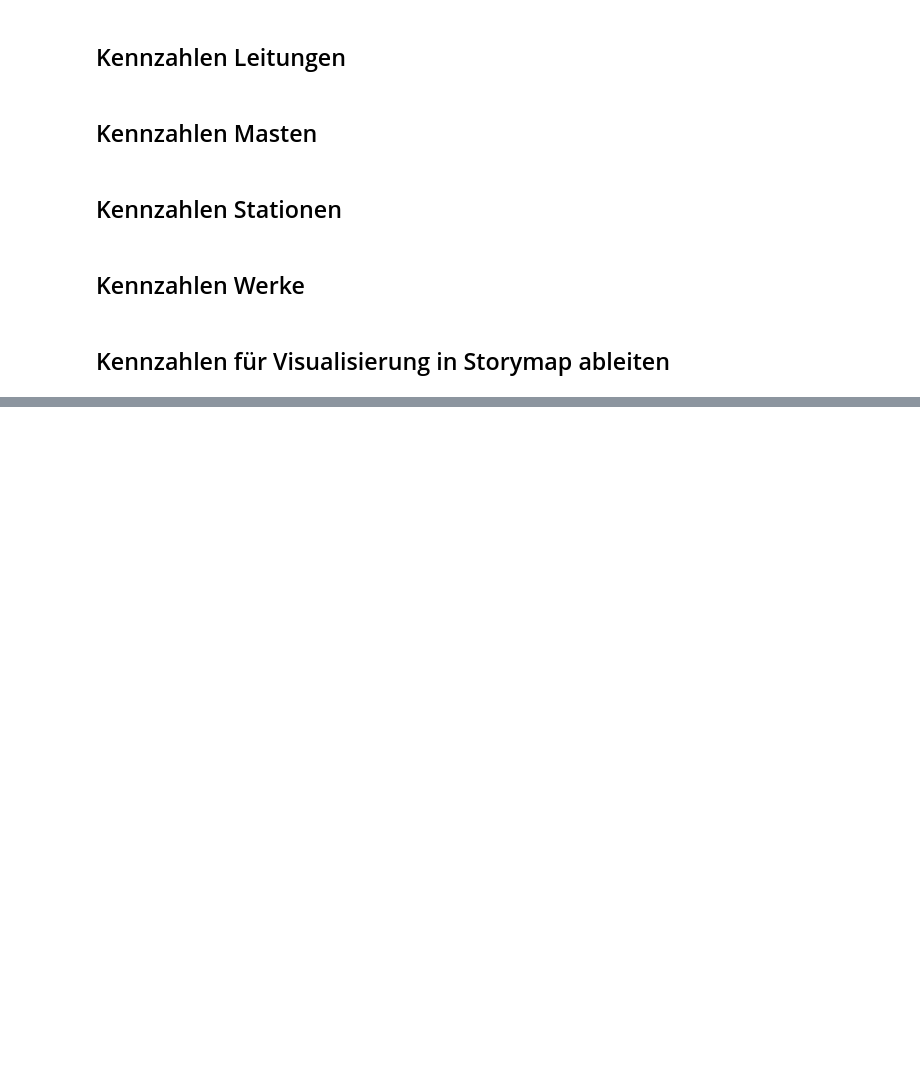
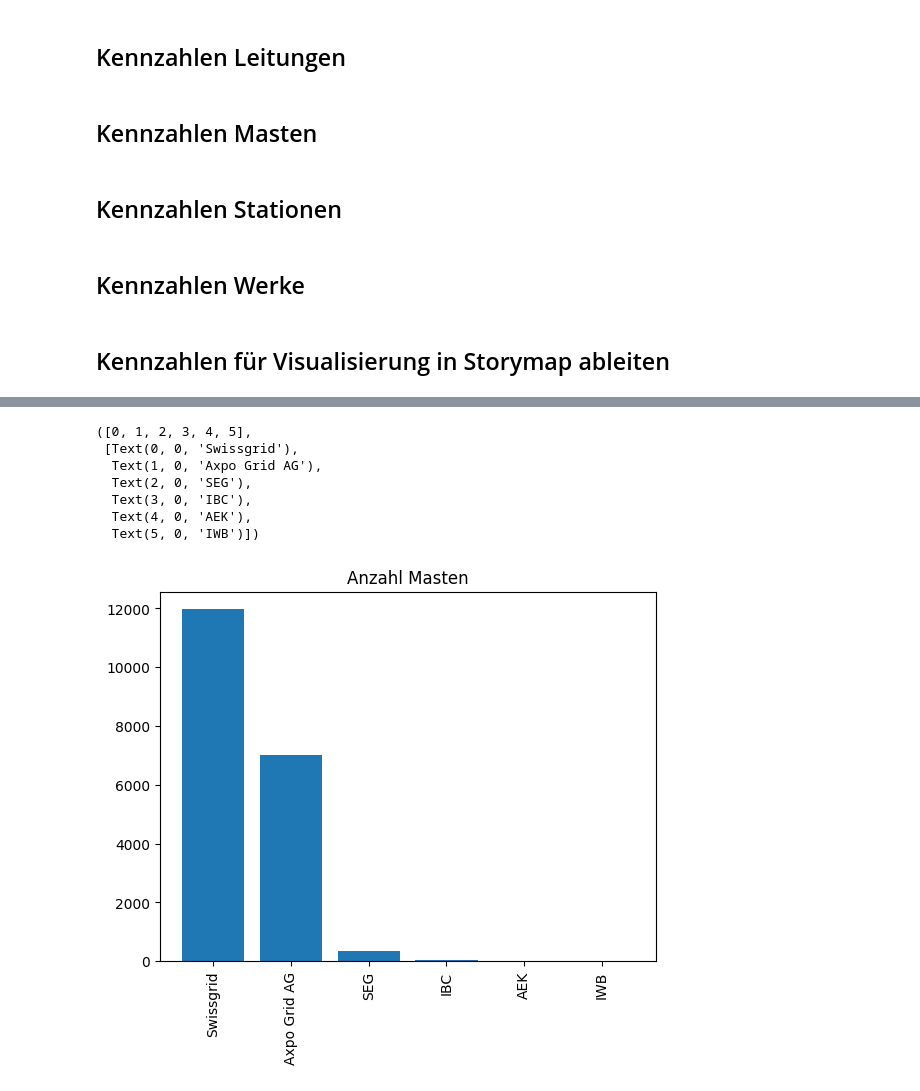
Before and after one commit to SFOE/KeyFiguresElectricalInstallations, a Jupyter notebook: KeyFiguresElectricalInstallations36kV.ipynb, the cells around one changed output, grey strips where cells are left out. Drawn from its saved outputs; the diff is of its cells as text; code cells hidden in the pictures; blank space fills up the shorter version.

```diff
--- a/KeyFiguresElectricalInstallations36kV.ipynb
+++ b/KeyFiguresElectricalInstallations36kV.ipynb
@@ -157,0 +163,4 @@ dfStorymap.to_csv("Kennzahlen_Storymap.csv", header=True, index=False, mode='a')
+# %%
+#Visualisierung
+df = pd.read_csv("Kennzahlen_Werke.csv", parse_dates=['Datum'])
+df
@@ -157,0 +175,21 @@ dfStorymap.to_csv("Kennzahlen_Storymap.csv", header=True, index=False, mode='a')
+# %%
+df_all = df.pivot(index="Datum", columns=["Werk"], values=['AnzahlMasten'])
+dfTest = df_all.melt(ignore_index=False).reset_index()
+dfTest = dfTest.sort_values('value',ascending=False)
+
+#dfm = df.melt(ignore_index=False).reset_index()
+#dfTest.plot(figsize=(15,10))
+# %%
+fig, ax = plt.subplots()
+ax.bar(dfTest['Werk'], dfTest['value'])
+ax.set_title('Anzahl Masten')
+plt.xticks(rotation = 90)
+# %% [output]
+([0, 1, 2, 3, 4, 5],
+ [Text(0, 0, 'Swissgrid'),
+  Text(1, 0, 'Axpo Grid AG'),
+  Text(2, 0, 'SEG'),
+  Text(3, 0, 'IBC'),
+  Text(4, 0, 'AEK'),
+  Text(5, 0, 'IWB')])
+[figure, added]
```
Also changed, not shown: parts of 4 cells of this notebook.
